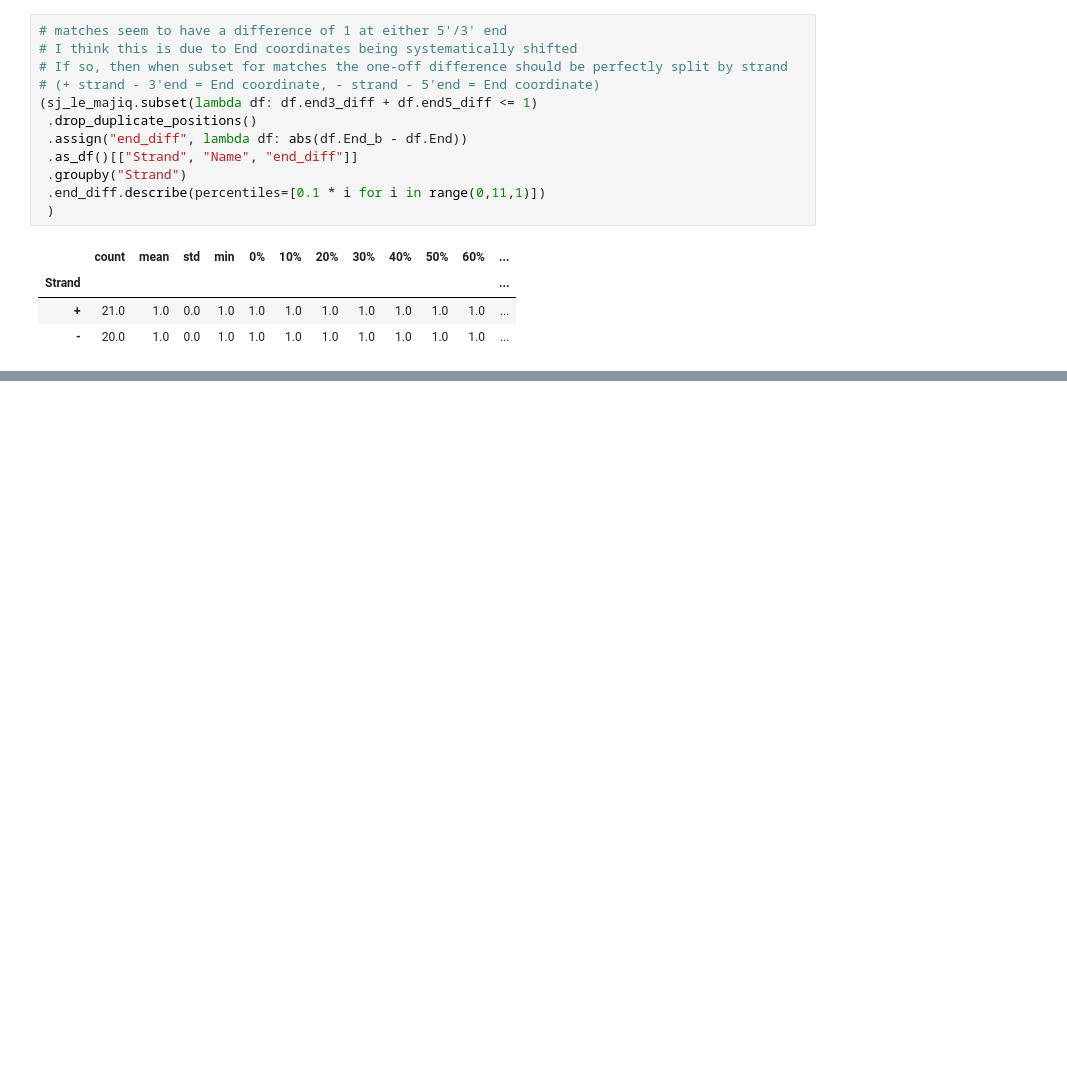
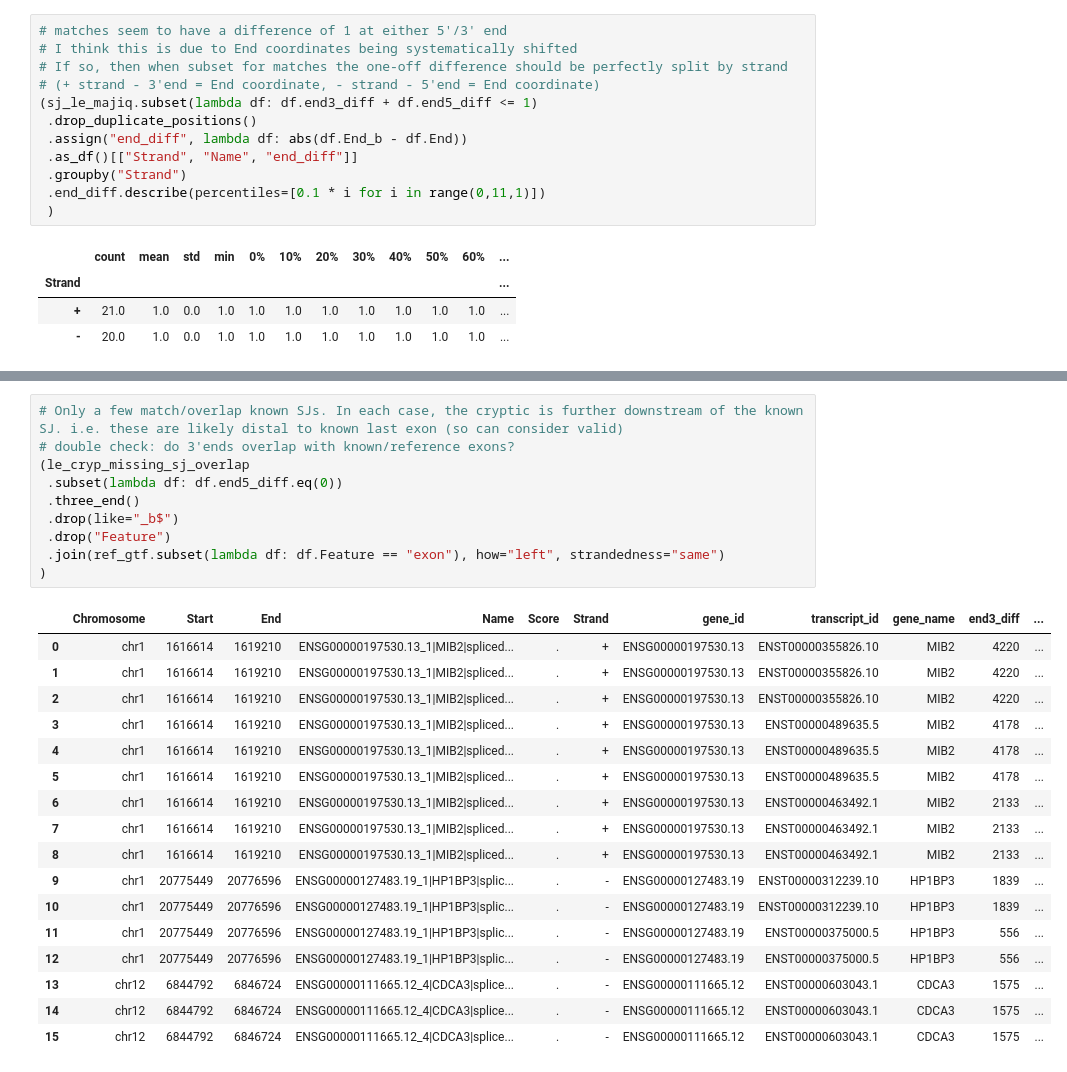
Before and after one commit to frattalab/tdp43-apa, a Jupyter notebook: postmortem/scripts/last_exons_to_sj.ipynb, the cells around one changed output, grey strips where cells are left out. Cells and saved outputs as stored; diff of their text form; blank space fills up the shorter version.

```diff
--- a/postmortem/scripts/last_exons_to_sj.ipynb
+++ b/postmortem/scripts/last_exons_to_sj.ipynb
@@ -425,0 +435,28 @@ le_cryp.subset(lambda df: df.Name.isin(ids_le_cryp.difference(set(le_sj_clean.Na
+# %%
+# Only a few match/overlap known SJs. In each case, the cryptic is further downstream of the known SJ. i.e. these are likely distal to known last exon (so can consider valid)
+# double check: do 3'ends overlap with known/reference exons?
+(le_cryp_missing_sj_overlap
+ .subset(lambda df: df.end5_diff.eq(0))
+ .three_end()
+ .drop(like="_b$")
+ .drop("Feature")
+ .join(ref_gtf.subset(lambda df: df.Feature == "exon"), how="left", strandedness="same")
+)
+# %% [output]
+|  | Chromosome | Start | End | Name | Score | Strand | gene_id | transcript_id | gene_name | end3_diff | ... |
+| 0 | chr1 | 1616614 | 1619210 | ENSG00000197530.13_1|MIB2|spliced... | . | + | ENSG00000197530.13 | ENST00000355826.10 | MIB2 | 4220 | ... |
+| 1 | chr1 | 1616614 | 1619210 | ENSG00000197530.13_1|MIB2|spliced... | . | + | ENSG00000197530.13 | ENST00000355826.10 | MIB2 | 4220 | ... |
+| 2 | chr1 | 1616614 | 1619210 | ENSG00000197530.13_1|MIB2|spliced... | . | + | ENSG00000197530.13 | ENST00000355826.10 | MIB2 | 4220 | ... |
+| 3 | chr1 | 1616614 | 1619210 | ENSG00000197530.13_1|MIB2|spliced... | . | + | ENSG00000197530.13 | ENST00000489635.5 | MIB2 | 4178 | ... |
+| 4 | chr1 | 1616614 | 1619210 | ENSG00000197530.13_1|MIB2|spliced... | . | + | ENSG00000197530.13 | ENST00000489635.5 | MIB2 | 4178 | ... |
+| 5 | chr1 | 1616614 | 1619210 | ENSG00000197530.13_1|MIB2|spliced... | . | + | ENSG00000197530.13 | ENST00000489635.5 | MIB2 | 4178 | ... |
+| 6 | chr1 | 1616614 | 1619210 | ENSG00000197530.13_1|MIB2|spliced... | . | + | ENSG00000197530.13 | ENST00000463492.1 | MIB2 | 2133 | ... |
+| 7 | chr1 | 1616614 | 1619210 | ENSG00000197530.13_1|MIB2|spliced... | . | + | ENSG00000197530.13 | ENST00000463492.1 | MIB2 | 2133 | ... |
+| 8 | chr1 | 1616614 | 1619210 | ENSG00000197530.13_1|MIB2|spliced... | . | + | ENSG00000197530.13 | ENST00000463492.1 | MIB2 | 2133 | ... |
+| 9 | chr1 | 20775449 | 20776596 | ENSG00000127483.19_1|HP1BP3|splic... | . | - | ENSG00000127483.19 | ENST00000312239.10 | HP1BP3 | 1839 | ... |
+| 10 | chr1 | 20775449 | 20776596 | ENSG00000127483.19_1|HP1BP3|splic... | . | - | ENSG00000127483.19 | ENST00000312239.10 | HP1BP3 | 1839 | ... |
+| 11 | chr1 | 20775449 | 20776596 | ENSG00000127483.19_1|HP1BP3|splic... | . | - | ENSG00000127483.19 | ENST00000375000.5 | HP1BP3 | 556 | ... |
+| 12 | chr1 | 20775449 | 20776596 | ENSG00000127483.19_1|HP1BP3|splic... | . | - | ENSG00000127483.19 | ENST00000375000.5 | HP1BP3 | 556 | ... |
+| 13 | chr12 | 6844792 | 6846724 | ENSG00000111665.12_4|CDCA3|splice... | . | - | ENSG00000111665.12 | ENST00000603043.1 | CDCA3 | 1575 | ... |
+| 14 | chr12 | 6844792 | 6846724 | ENSG00000111665.12_4|CDCA3|splice... | . | - | ENSG00000111665.12 | ENST00000603043.1 | CDCA3 | 1575 | ... |
+| 15 | chr12 | 6844792 | 6846724 | ENSG00000111665.12_4|CDCA3|splice... | . | - | ENSG00000111665.12 | ENST00000603043.1 | CDCA3 | 1575 | ... |
```
Also changed, not shown: parts of 15 cells of this notebook.
